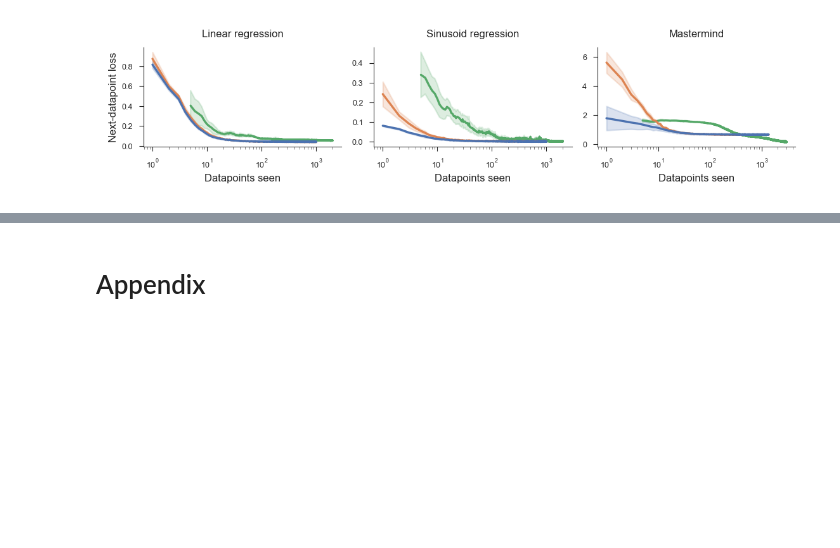
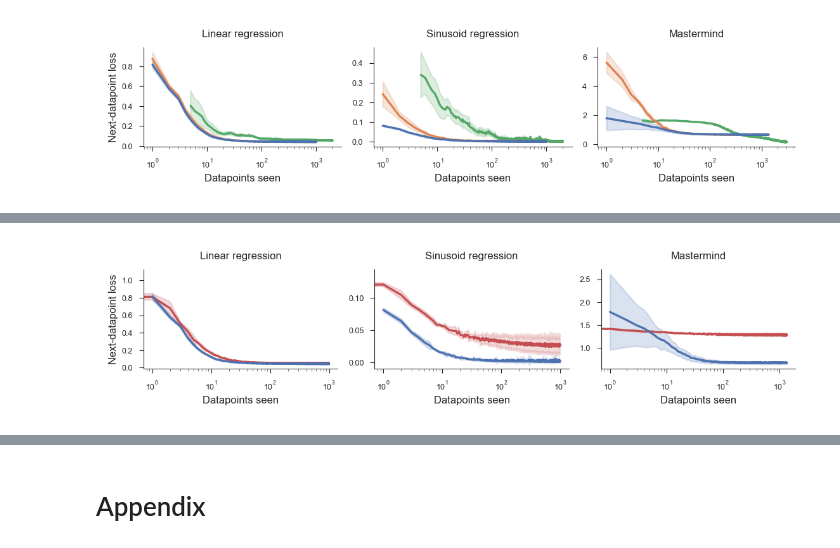
Before and after one commit to 3rdCore/PrequentialCode, a Jupyter notebook: papers/preprint/notebook.ipynb, the cells around one changed output, grey strips where cells are left out. Saved outputs shown, nothing was run; the diff lists cells and outputs as text; code cells hidden in the pictures; blank space fills up the shorter version.

Commit message:
Updated figures

```diff
--- a/papers/preprint/notebook.ipynb
+++ b/papers/preprint/notebook.ipynb
@@ -138,25 +138,35 @@ default_method_order = [
     "sgd_l2weak",
     "sgd_l2strong",
     "sgd_val_early_stop",
+    "prequential_implicit",
     "train",
     "prequential",
 ]
 default_method_hue = {
     "prequential": sns.color_palette()[0],
     "train": sns.color_palette()[1],
+    "prequential_implicit": sns.color_palette()[3],
     "sgd_val_early_stop": sns.color_palette()[2],
     "sgd_unregularized": sns.color_palette()[3],
     "sgd_l2weak": sns.color_palette()[4],
     "sgd_l2strong": sns.color_palette()[5],
 }
 metric_name_map = {
-    "nexttoken": "Next-datapoint loss",
-    "train": "Past-datapoint loss",
+    "val_tasks/n_sample_loss_nexttoken": "Next-datapoint loss",
+    "val_tasks/n_sample_loss_train": "Past-datapoint loss",
+    "b_kl": "Next-datapoint KL",
 }
 
 
-def plot_nsample_loss(ax, data, y="nexttoken", hue="method", **kwargs):
-    if hue == "method":
+def plot_nsample_loss(
+    ax,
+    data,
+    y="val_tasks/n_sample_loss_nexttoken",
+    hue="method",
+    hide_legend: bool = True,
+    **kwargs,
+):
+    if hue == "method" and "hue_order" not in kwargs:
         methods = data["method"].unique()
         hue_order = [m for m in default_method_order if m in methods]
         palette = {m: default_method_hue[m] for m in methods}
@@ -167,7 +177,7 @@ def plot_nsample_loss(ax, data, y="nexttoken", hue="method", **kwargs):
     sns.lineplot(
         data=data,
         x="n_samples",
-        y=f"val_tasks/n_sample_loss_{y}",
+        y=y,
         hue=hue,
         hue_order=hue_order,
         palette=palette,
@@ -181,7 +191,8 @@ def plot_nsample_loss(ax, data, y="nexttoken", hue="method", **kwargs):
         xlabel="Datapoints seen",
         ylabel=metric_name_map[y],
     )
-    ax.legend().remove()
+    if hide_legend:
+        ax.legend().remove()
 
     return ax
 
@@ -358,0 +452,15 @@ plt.show()
+# %%
+fig, axs = plt.subplots(1, 3, figsize=(5.5, 1.3))
+
+plot_nsample_loss(axs[0], data_architectures_linreg)
+plot_nsample_loss(axs[1], data_architectures_sinreg)
+plot_nsample_loss(axs[2], data_architectures_mastermind)
+
+axs[0].set(title="Linear regression")
+axs[1].set(title="Sinusoid regression", ylabel=None)
+axs[2].set(title="Mastermind", ylabel=None)
+
+fig.savefig("saved/icl_architectures.pdf")
+plt.show()
+# %% [output]
+[figure, added]
```
Also changed, not shown: parts of 7 cells of this notebook, 2 other files.
